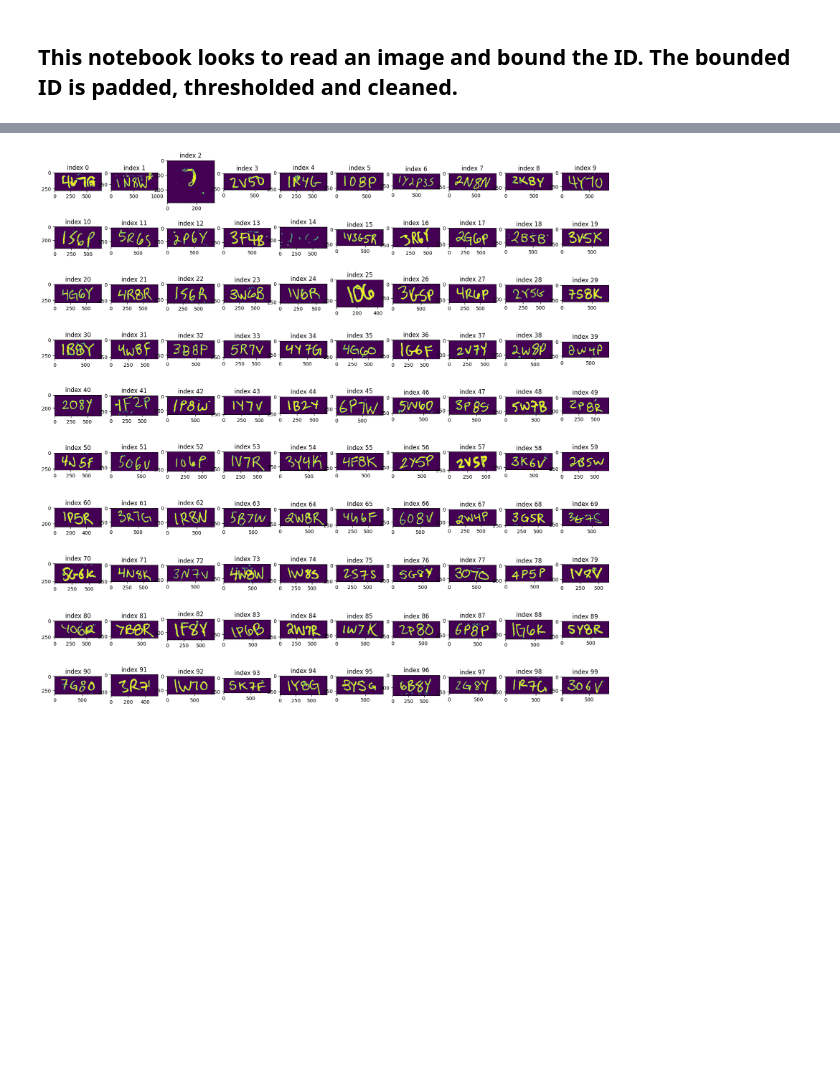
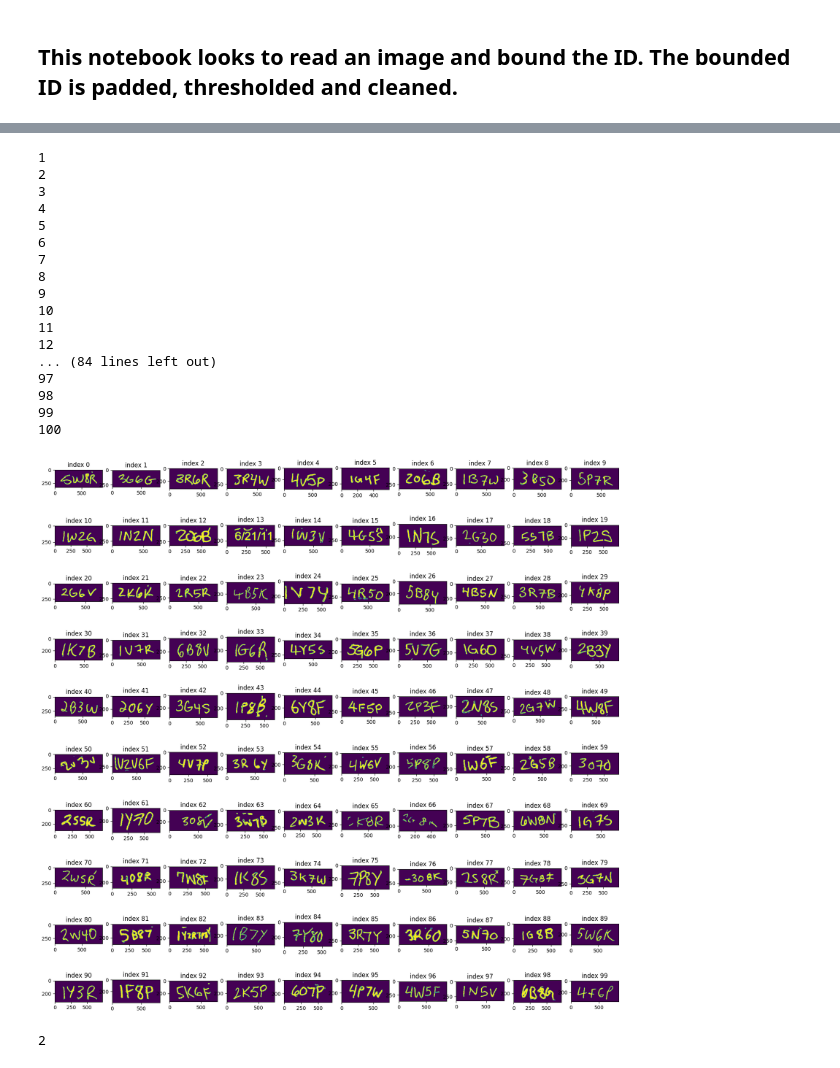
Before and after one commit to Jor-Lee/Guppies, a Jupyter notebook: Python_Files/Identity_Isolation.ipynb, the cells around one changed output, grey strips where cells are left out. Cells and saved outputs as stored; diff of their text form; code cells hidden in the pictures; blank space fills up the shorter version.

```diff
--- a/Python_Files/Identity_Isolation.ipynb
+++ b/Python_Files/Identity_Isolation.ipynb
@@ -23,6 +305,6 @@ np.random.shuffle(random_files)
 # %%
 # Collect image from bucket
-image_in_bytes = RetreiveImage(random_files[102])
+image_in_bytes = RetreiveImage(random_files[13])
 
 # Read image and return initial output, frame and identity character boxes
 output_string, frame, character_boxes = GetImageAndParaBox(image_in_bytes, client, verbose=True)
@@ -31,7 +313,7 @@ output_string, frame, character_boxes = GetImageAndParaBox(image_in_bytes, clien
 identity_box = combine_boxes(character_boxes)
 
 padx = 100
-pady = 60
+pady = 80
 # Reduce the image to just the ID
 reduced_frame = reduce_image(frame, identity_box, padx=padx, pady=pady)
 
@@ -39,7 +321,7 @@ reduced_frame = reduce_image(frame, identity_box, padx=padx, pady=pady)
 masked_image = mask_and_remove(reduced_frame, verbose = True)
 
 # Remove deltas
-final_image = remove_deltas(masked_image, width=10, padx=padx, pady=pady, verbose = True)
+final_image = remove_deltas(masked_image, width=15, padx=padx, pady=pady//2, verbose = True)
 
 print(output_string)
 # %% [output]
@@ -63,0 +348,5 @@ IndexError: list index out of range
+# %%
+decoded = np.frombuffer(image_in_bytes.getvalue(), dtype=np.uint8)
+frame = cv2.imdecode(decoded, cv2.IMREAD_COLOR)
+plt.imshow(frame)
+print(random_files[8])
@@ -128,7 +420,7 @@ for i in range(10):
         identity_box = combine_boxes(character_boxes)
 
         # Reduce the image to just the ID
-        reduced_frame = reduce_image(frame, identity_box, padx=100, pady=80)
+        reduced_frame = reduce_image(frame, identity_box, padx=padx, pady=pady)
 
         # Mask and remove for final image
         masked_image = mask_and_remove(reduced_frame, verbose = False)
@@ -180,32 +472,62 @@ IndexError: list index out of range
 # %%
 client = vision.ImageAnnotatorClient()
 fig,ax = plt.subplots(10,10, figsize=(20,20))
 padx = 100
-pady = 60
-for i in range(100):
+pady = 80
+
+i = 0
+j = 0
+
+while i < 100:
     try:
         # Collect image from bucket
-        image_in_bytes = RetreiveImage(random_files[100 + i])
+        image_in_bytes = RetreiveImage(random_files[j])
 
         # Read image and return initial output, frame and identity character boxes
         output_string, frame, character_boxes = GetImageAndParaBox(image_in_bytes, client, verbose=False)
 
         # Collect character boxes into a singe ID box.
         identity_box = combine_boxes(character_boxes)
 
         # Reduce the image to just the ID
         reduced_frame = reduce_image(frame, identity_box, padx=padx, pady=pady)
 
         # Mask and remove for final image
         masked_image = mask_and_remove(reduced_frame, verbose = False)
 
         # Remove deltas
-        final_image = remove_deltas(masked_image, width=10, padx=padx, pady=pady, verbose = False)
+        final_image = remove_deltas(masked_image, width=15, padx=padx, pady=pady//2, verbose = False)
 
         ax[i // 10, i % 10].imshow(final_image)
-        ax[i // 10, i % 10].set_title('index %i' %i)
+        ax[i // 10, i % 10].set_title('index %i' %j)
 
+        i += 1
+        j += 1
+        print(j)
     except:
+        j += 1
         pass
 # %% [output]
+1
+2
+3
+4
+5
+6
+7
+8
+9
+10
+11
+12
+... (84 lines left out)
+97
+98
+99
+100
-[figure, old version]
+[figure, new version]
+# %%
+lst = ['/', '2', '3', '/', '2', '3']
+lst.count('/')
+# %% [output]
+2
```
Also changed, not shown: parts of 7 cells of this notebook, 3 other files.
